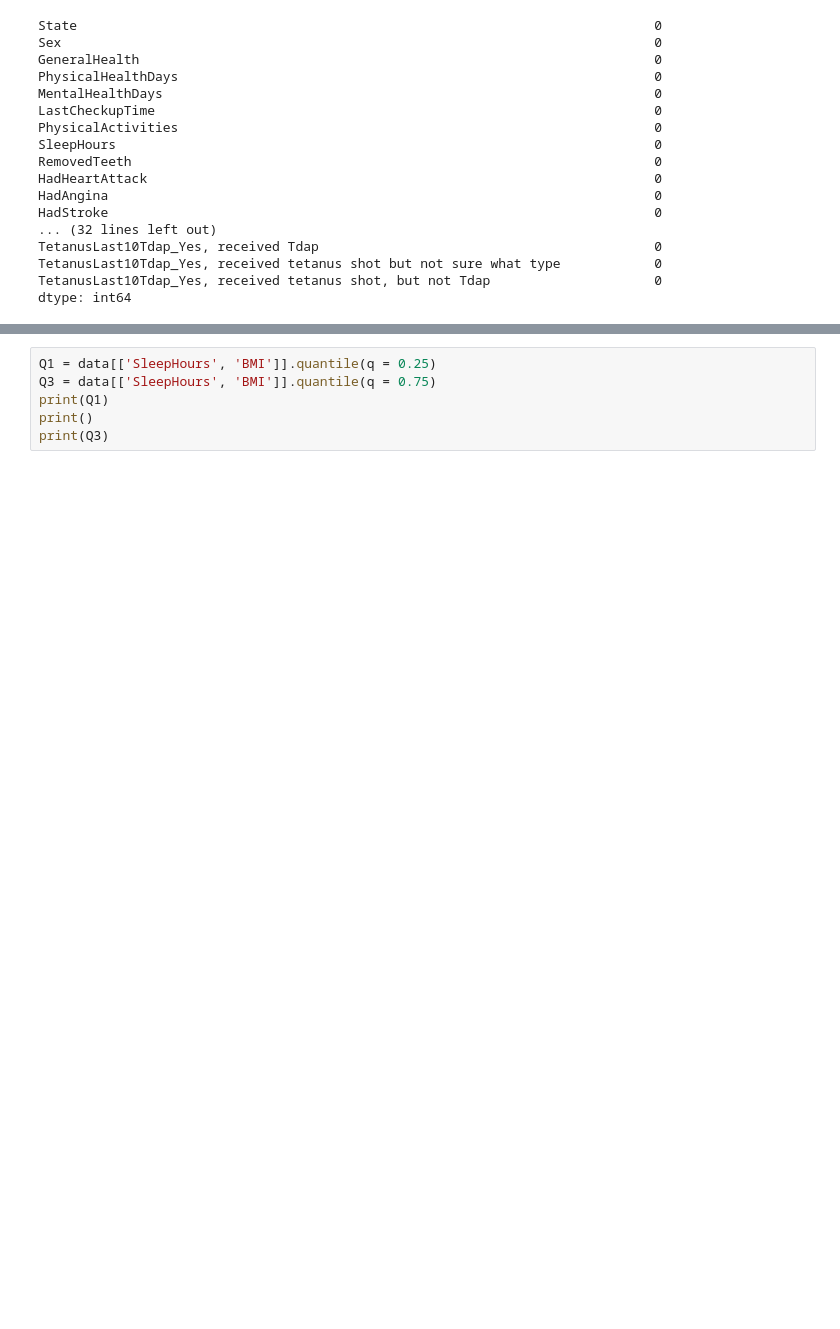
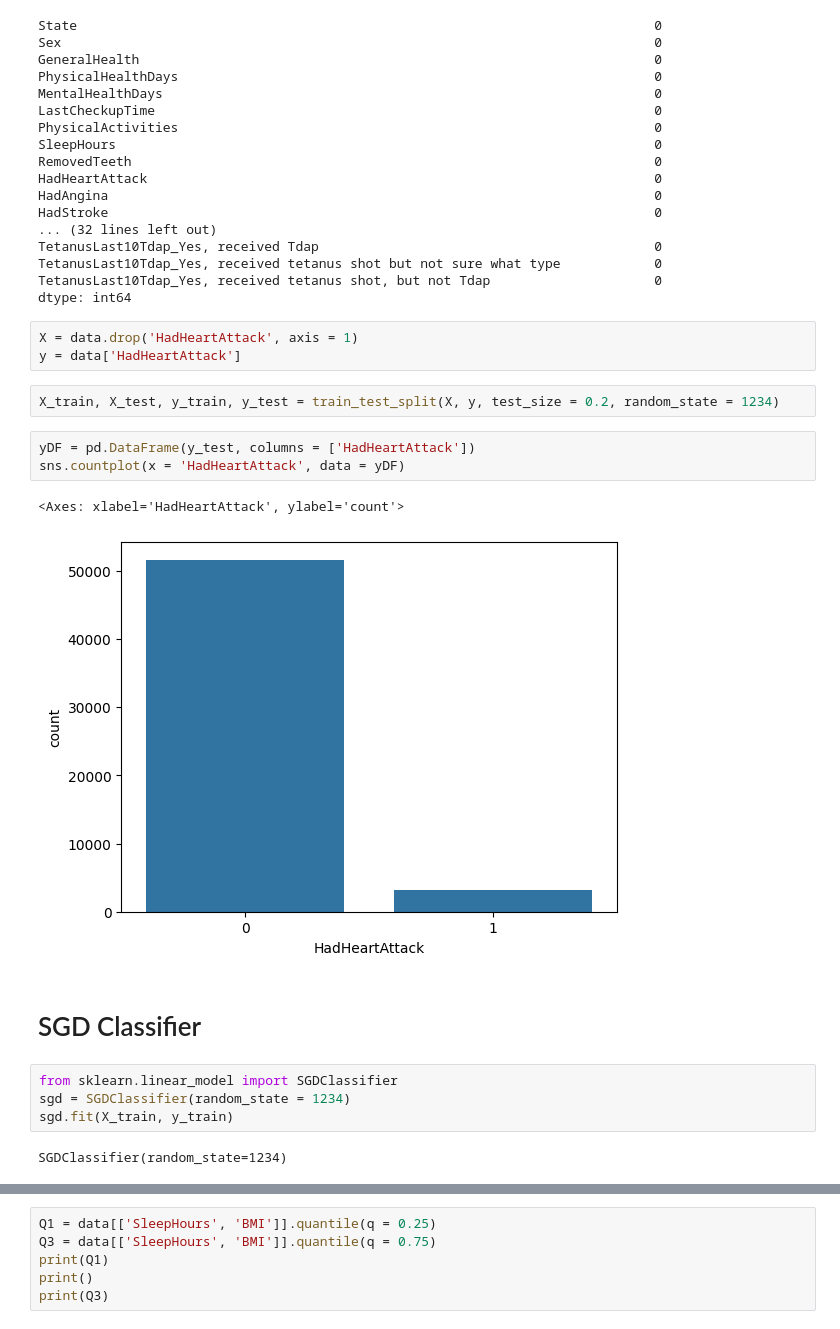
Before and after one commit to JaydenCJH/project_HD, a Jupyter notebook: EY_modeling.ipynb, the cells around one changed output, grey strips where cells are left out. Saved outputs shown, nothing was run; the diff lists cells and outputs as text; blank space fills up the shorter version.

Commit message:
new file:   EY_feature.ipynb 	modified:   EY_modeling.ipynb

```diff
--- a/EY_modeling.ipynb
+++ b/EY_modeling.ipynb
@@ -33,3 +39,22 @@ TetanusLast10Tdap_Yes, received Tdap                                           0
 TetanusLast10Tdap_Yes, received tetanus shot but not sure what type            0
 TetanusLast10Tdap_Yes, received tetanus shot, but not Tdap                     0
 dtype: int64
+# %%
+X = data.drop('HadHeartAttack', axis = 1)
+y = data['HadHeartAttack']
+# %%
+X_train, X_test, y_train, y_test = train_test_split(X, y, test_size = 0.2, random_state = 1234)
+# %%
+yDF = pd.DataFrame(y_test, columns = ['HadHeartAttack'])
+sns.countplot(x = 'HadHeartAttack', data = yDF)
+# %% [output]
+<Axes: xlabel='HadHeartAttack', ylabel='count'>
+[figure, added]
+# %% [markdown]
+# SGD Classifier
+# %%
+from sklearn.linear_model import SGDClassifier
+sgd = SGDClassifier(random_state = 1234)
+sgd.fit(X_train, y_train)
+# %% [output]
+SGDClassifier(random_state=1234)
```
Also changed, not shown: parts of 211 cells of this notebook, 1 other file.
